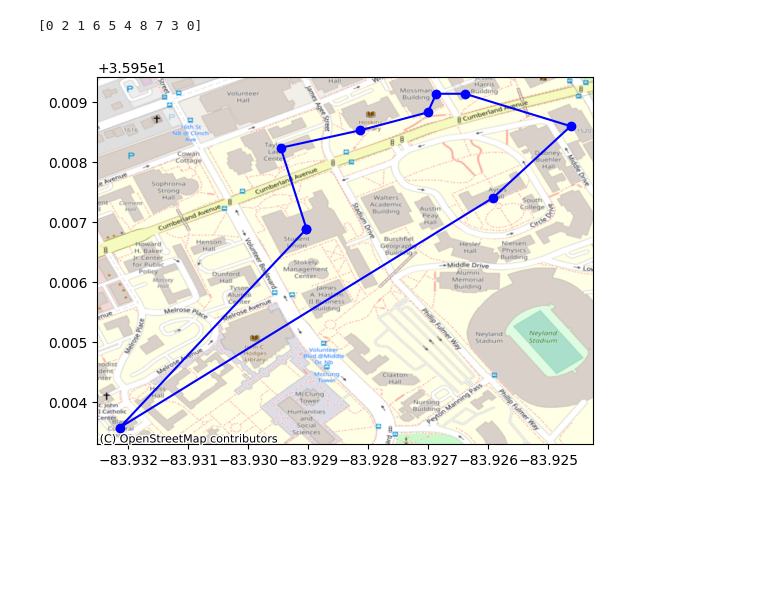
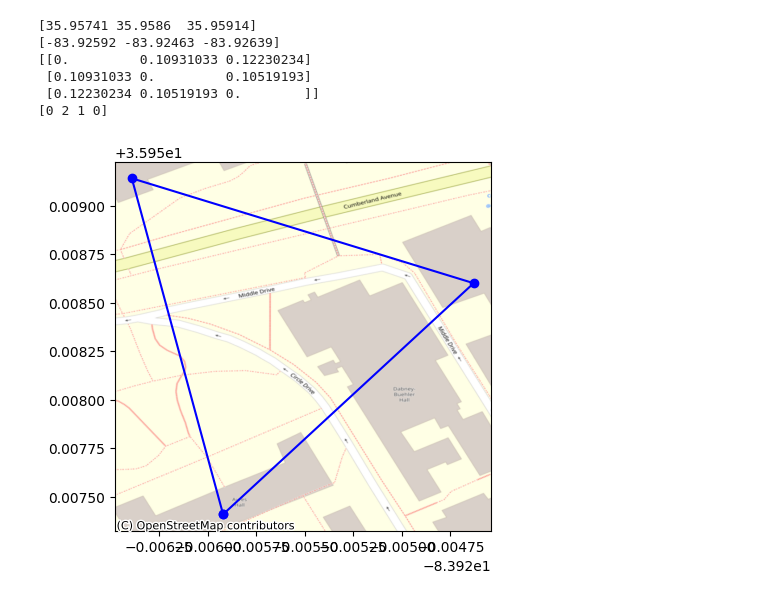
Before and after one commit to kare-ren/CS527-420-Project, a Jupyter notebook: mapping_buildings.ipynb, the cells around one changed output. Saved outputs shown, nothing was run; the diff lists cells and outputs as text; code cells hidden in the pictures; blank space fills up the shorter version.

Commit message:
modify building input and distance calculations

```diff
--- a/mapping_buildings.ipynb
+++ b/mapping_buildings.ipynb
@@ -99,5 +110,6 @@ Select Buildings (0 - 50) :
 # %%
 # # Implement Ant into map
+num_points = len(building_array)
 
 def distance(lat1, long1, lat2, long2):
     long1 = radians(long1)
@@ -112,7 +124,11 @@ new_lat = [lat[i] for i in building_array]
 new_long = [long[i] for i in building_array]
 new_long = np.array(new_long)
 new_lat = np.array(new_lat)
-data = {'lat': [lat[i] for i in building_array], 'long': [long[i] for i in building_array]}
+
+print(new_lat)
+print(new_long)
+data = {'lat': new_lat, 'long': new_long}
+#data = {'lat': [lat[i] for i in building_array], 'long': [long[i] for i in building_array]}
 df = pd.DataFrame(data)
 distance_matrix = pd.DataFrame(index=df.index, columns=df.index)
 arr_test = []
@@ -125,9 +141,12 @@ for i in range(len(df)):
     arr_test =[]
 distance_matrix = dist_arr
 distance_matrix = np.array(distance_matrix)
+print(distance_matrix)
+
 def cal_total_distance(routine):
     num_points, = routine.shape
     return sum([distance_matrix[routine[i % num_points], routine[(i + 1) % num_points]] for i in range(num_points)])
+
 def distance(lat1, long1, lat2, long2):
     long1 = radians(long1)
     long2 = radians(long2)
@@ -137,9 +156,16 @@ def distance(lat1, long1, lat2, long2):
     h = sin((lat2 - lat1)/ 2)**2 + cos(lat1) * cos(lat2) * sin((long2 - long1)/ 2)**2
     dist = 2 * r * asin(sqrt(h))
     return dist
+
+# aca = ACA_TSP(func=cal_total_distance, n_dim=num_points,
+#                   size_pop=num_points, max_iter=10,
+#                   distance_matrix=distance_matrix)
+
+
 aca = ACA_TSP(func=cal_total_distance, n_dim=num_points,
-                  size_pop=num_points, max_iter=10,
+                  size_pop=num_points, max_iter=num_points,
                   distance_matrix=distance_matrix)
+
 best_x, best_y = aca.run()
 best_points_ = np.concatenate([best_x, [best_x[0]]])
 
@@ -147,35 +173,40 @@ best_points_ = np.concatenate([best_x, [best_x[0]]])
 # best_points_ = np.concatenate([best_x, [best_x[0]]])
 # best_points_coordinate = points_coordinate[best_points_, :]
 # for index in range(0, len(best_points_)):
 #     ax[0].annotate(best_points_[index], (best_points_coordinate[index, 0], best_points_coordinate[index, 1]))
 # ax[0].plot(best_points_coordinate[:, 0], best_points_coordinate[:, 1], 'o-r')
 ###
 
 geometry = [Point(xy) for xy in zip(new_long,new_lat)]
 best_geometry = [geometry[i] for i in best_points_]
 best_geometry_array = np.array([(point.x, point.y) for point in best_geometry])
 print(best_points_)
 shape_file = "boundary.shp"
 ward = gpd.read_file(shape_file, bbox=None, mask=None, rows=None)
 geo_df = gpd.GeoDataFrame(geometry = geometry, crs = 4326)
 
 ax = ward.plot(alpha=0.35, color='#d66058', zorder=1, aspect='equal')
 ax = geo_df.plot(ax = ax, markersize = 20, color = 'red') #, marker = '*')
 ax.plot(best_geometry_array[:, 0], best_geometry_array[:, 1], 'o-b')
 
 for index in range(0, num_points-1):
     # print(index)
     ax.annotate(best_geometry_array[index, 1], (best_geometry_array[index, 0], building_array[index]), fontsize=100,  zorder=100)  # NOT WORKING...
 
 ctx.add_basemap(ax, crs=geo_df.crs.to_string(), source=ctx.providers.OpenStreetMap.Mapnik)
 
 plt.show()
 
 # pd.DataFrame(aca.y_best_history).cummin().plot()
 # plt.show()
 # %% [output]
-[0 2 1 6 5 4 8 7 3 0]
+[35.95741 35.9586  35.95914]
+[-83.92592 -83.92463 -83.92639]
+[[0.         0.10931033 0.12230234]
+ [0.10931033 0.         0.10519193]
+ [0.12230234 0.10519193 0.        ]]
+[0 2 1 0]
-[figure, old version]
+[figure, new version]
 # %%
 # # Calculates distance between two coordinates
 # def distance(lat1, long1, lat2, long2):
```
Also changed, not shown: parts of 2 cells of this notebook, 1 other file.
